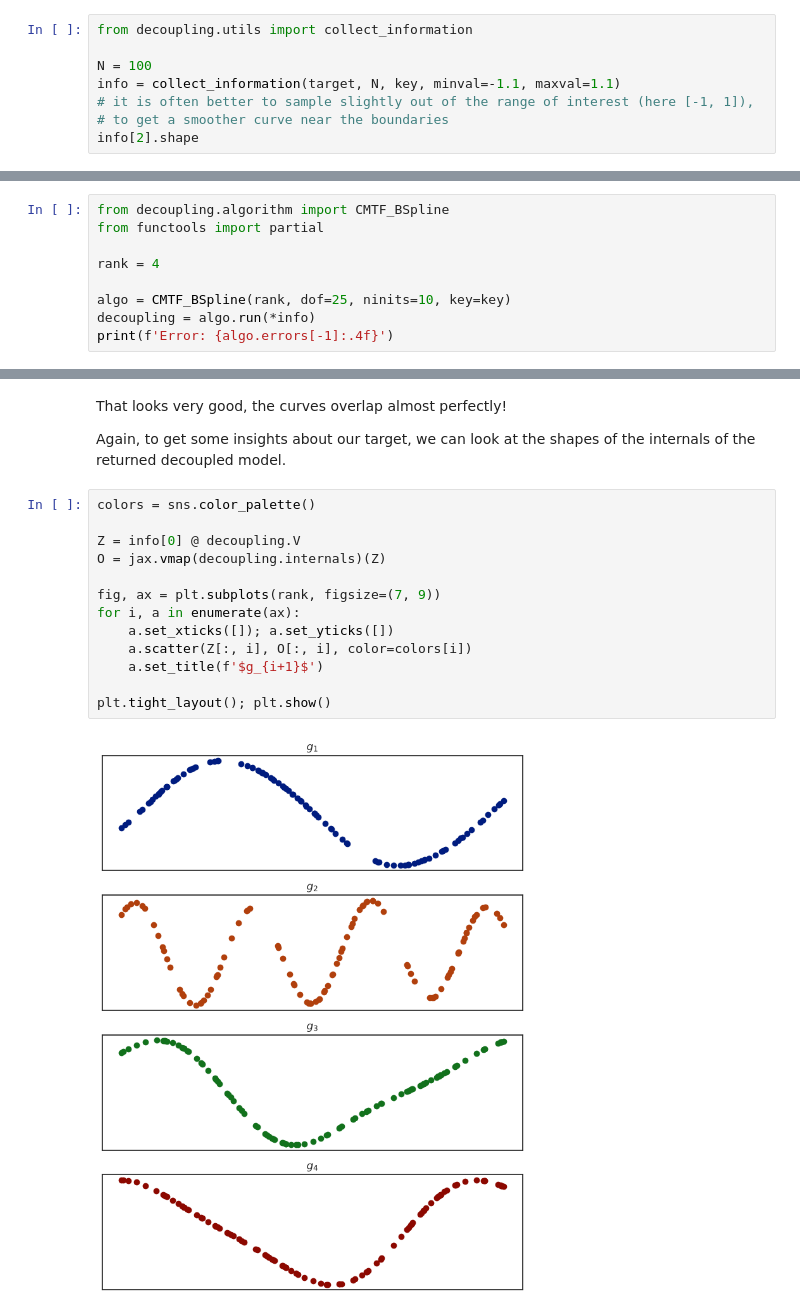
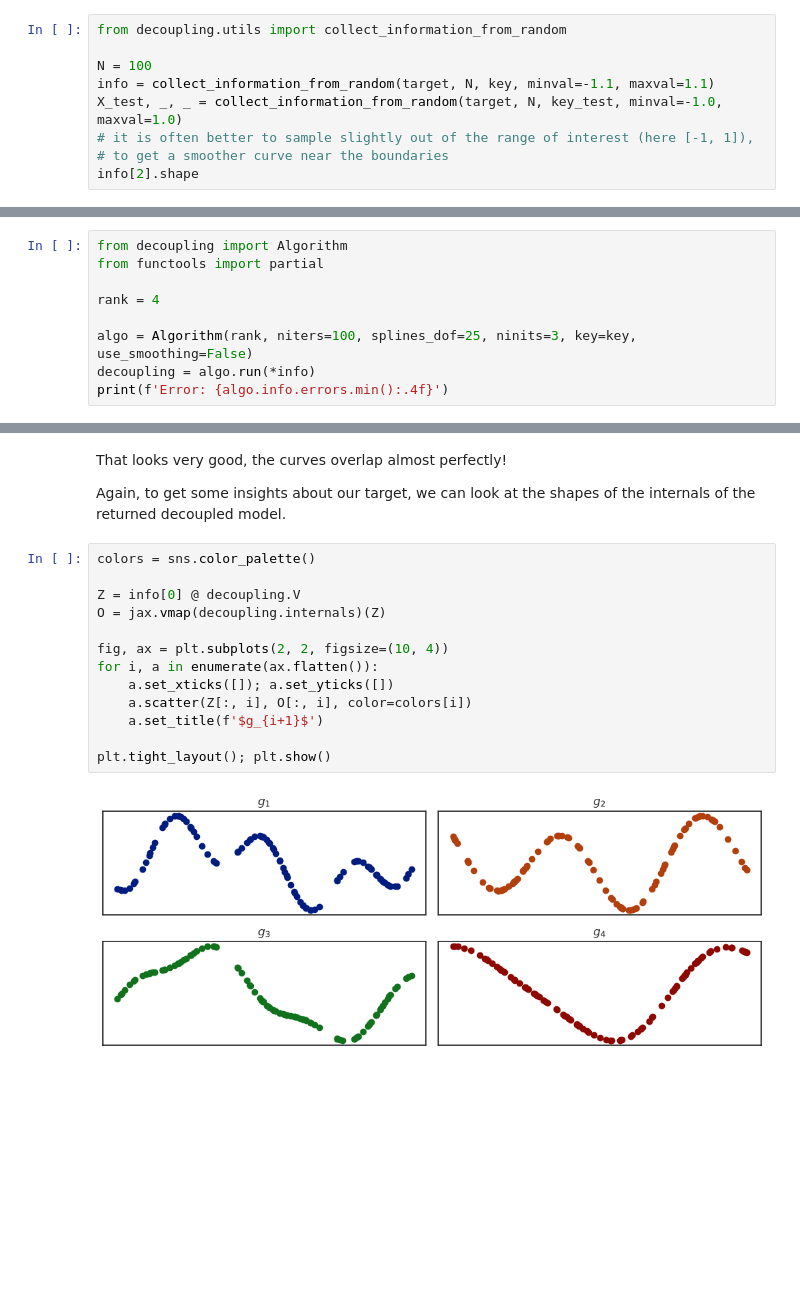
Before and after one commit to mrochk/decoupling, a Jupyter notebook: examples/2. Periodic.ipynb, the cells around one changed output, grey strips where cells are left out. Drawn from its saved outputs; the diff is of its cells as text; blank space fills up the shorter version.

```diff
--- a/examples/2. Periodic.ipynb
+++ b/examples/2. Periodic.ipynb
@@ -33,10 +33,11 @@ plt.show(); plt.close()
 # %% [output]
 [figure]
 # %%
-from decoupling.utils import collect_information
+from decoupling.utils import collect_information_from_random
 
 N = 100
-info = collect_information(target, N, key, minval=-1.1, maxval=1.1)
+info = collect_information_from_random(target, N, key, minval=-1.1, maxval=1.1)
+X_test, _, _ = collect_information_from_random(target, N, key_test, minval=-1.0, maxval=1.0)
 # it is often better to sample slightly out of the range of interest (here [-1, 1]),
 # to get a smoother curve near the boundaries
 info[2].shape
@@ -45,12 +46,12 @@ info[2].shape
 # %% [markdown]
 However, instead of the `basic_decoupling` algorithm used in the previous notebook, we will use a more powerful, B-spline-based algorithm called CMTF-BSD (from [this paper](https://arxiv.org/abs/2504.03263)).
 # %%
-from decoupling.algorithm import CMTF_BSpline
+from decoupling import Algorithm
 from functools import partial
 
 rank = 4
 
-algo = CMTF_BSpline(rank, dof=25, ninits=10, key=key)
+algo = Algorithm(rank, niters=100, splines_dof=25, ninits=3, key=key, use_smoothing=False)
 decoupling = algo.run(*info)
-print(f'Error: {algo.errors[-1]:.4f}')
+print(f'Error: {algo.info.errors.min():.4f}')
 # %% [output]
@@ -83,15 +84,15 @@ Again, to get some insights about our target, we can look at the shapes of the i
 # %%
 colors = sns.color_palette()
 
 Z = info[0] @ decoupling.V
 O = jax.vmap(decoupling.internals)(Z)
 
-fig, ax = plt.subplots(rank, figsize=(7, 9))
-for i, a in enumerate(ax):
+fig, ax = plt.subplots(2, 2, figsize=(10, 4))
+for i, a in enumerate(ax.flatten()):
     a.set_xticks([]); a.set_yticks([])
     a.scatter(Z[:, i], O[:, i], color=colors[i])
     a.set_title(f'$g_{i+1}$')
 
 plt.tight_layout(); plt.show()
 # %% [output]
-[figure, old version]
+[figure, new version]
```
Also changed, not shown: parts of 2 cells of this notebook, 3 other files.
